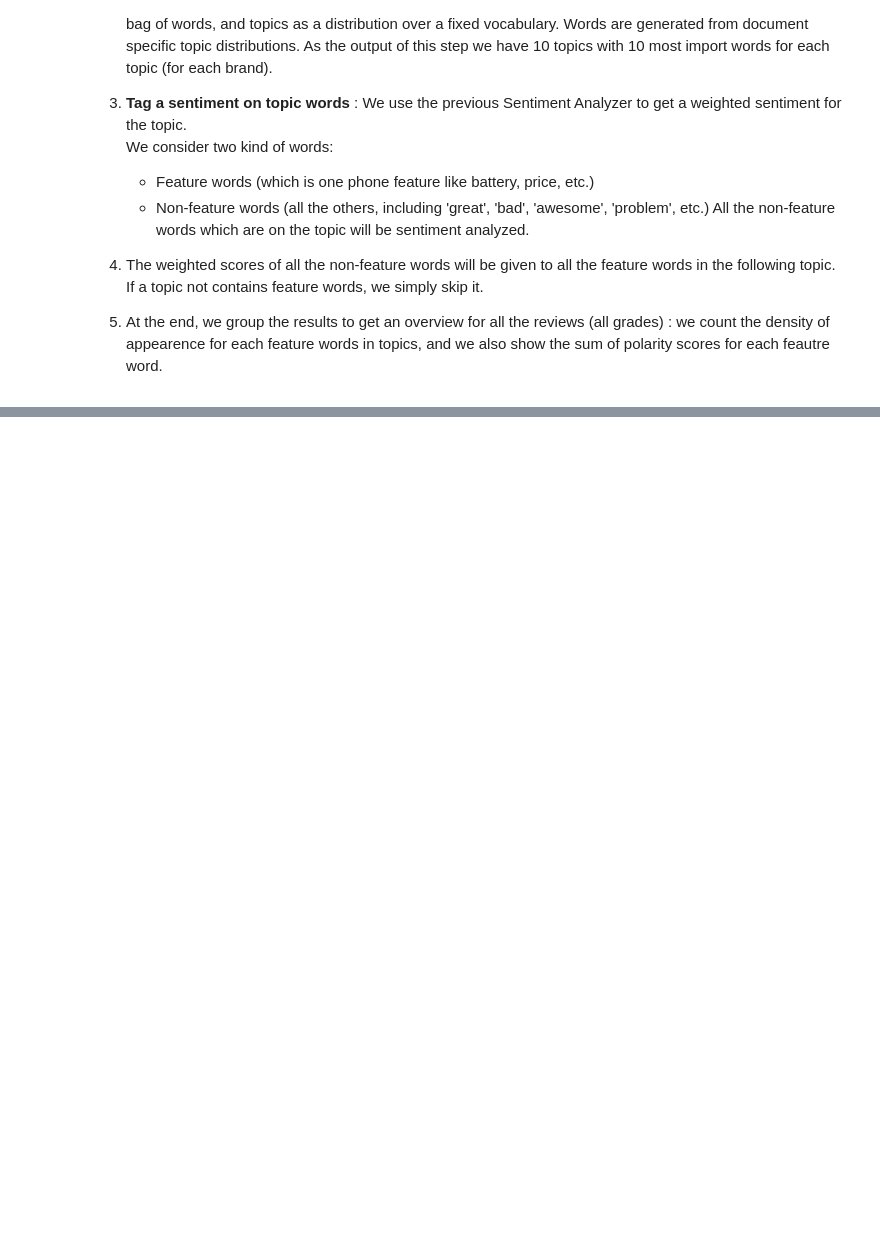
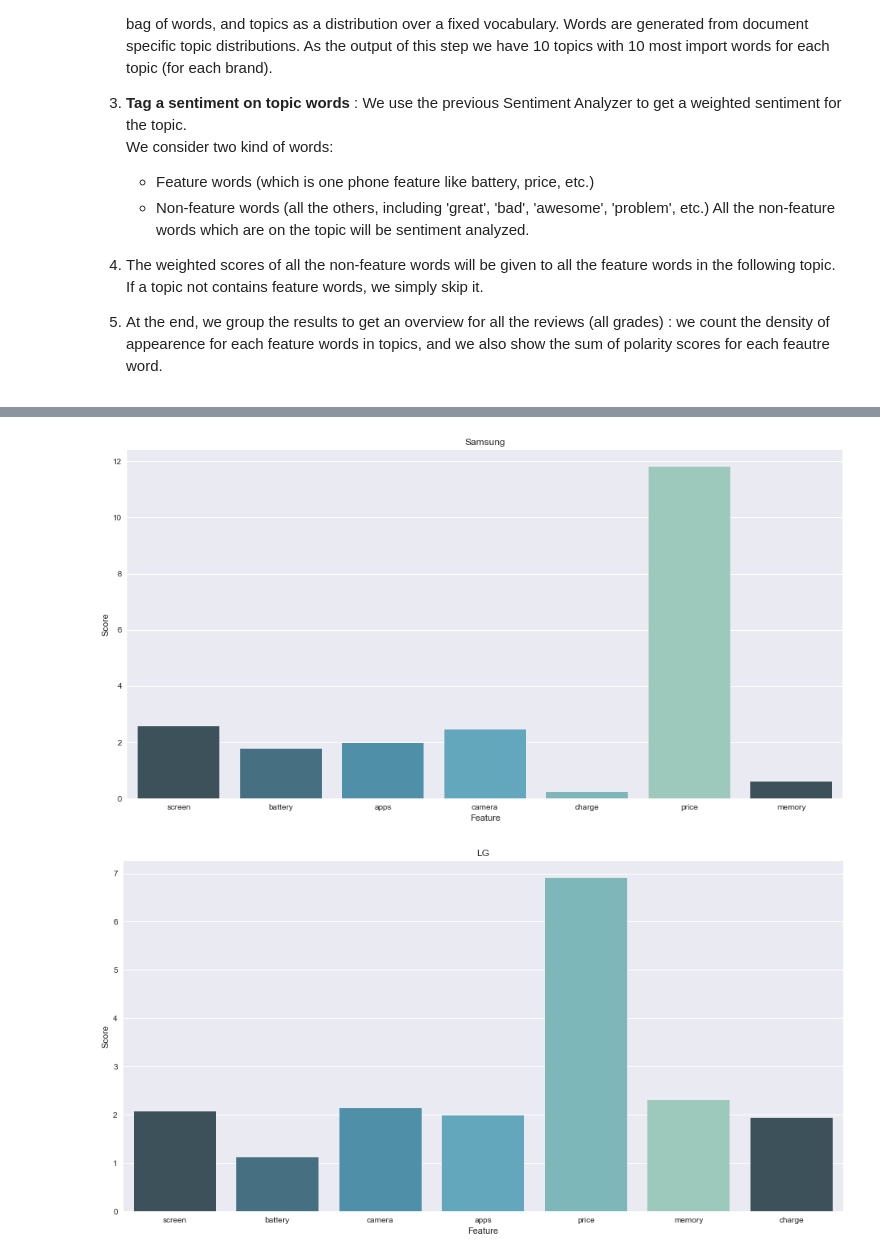
Before and after one commit to MsSquirrel/ADA---MAK, a Jupyter notebook: Project/Final notebook.ipynb, the cells around one changed output, grey strips where cells are left out. Cells and saved outputs as stored; diff of their text form; code cells hidden in the pictures; blank space fills up the shorter version.

```diff
--- a/Project/Final notebook.ipynb
+++ b/Project/Final notebook.ipynb
@@ -810,0 +832,11 @@ results_grouped
+# %%
+# Aggregated score (compound) provided by vader sentiment analysis
+for brand in brands:
+    result_brand = rg.query('Brand == @brand & Category == "Compound"').sort_values(by="Density", ascending=False)
+    fig, ax = plt.subplots(figsize=(16, 8))
+    ax1 = sns.barplot(data=result_brand, x="Feature", y="Score", palette=sns.color_palette("GnBu_d"))
+    ax1.set_title(brand)
+    plt.savefig('./results/' + brand + '_compound.png')
+# %% [output]
+[figure, added]
+[figure, added]
```
Also changed, not shown: parts of 20 cells of this notebook, 20 other files.
